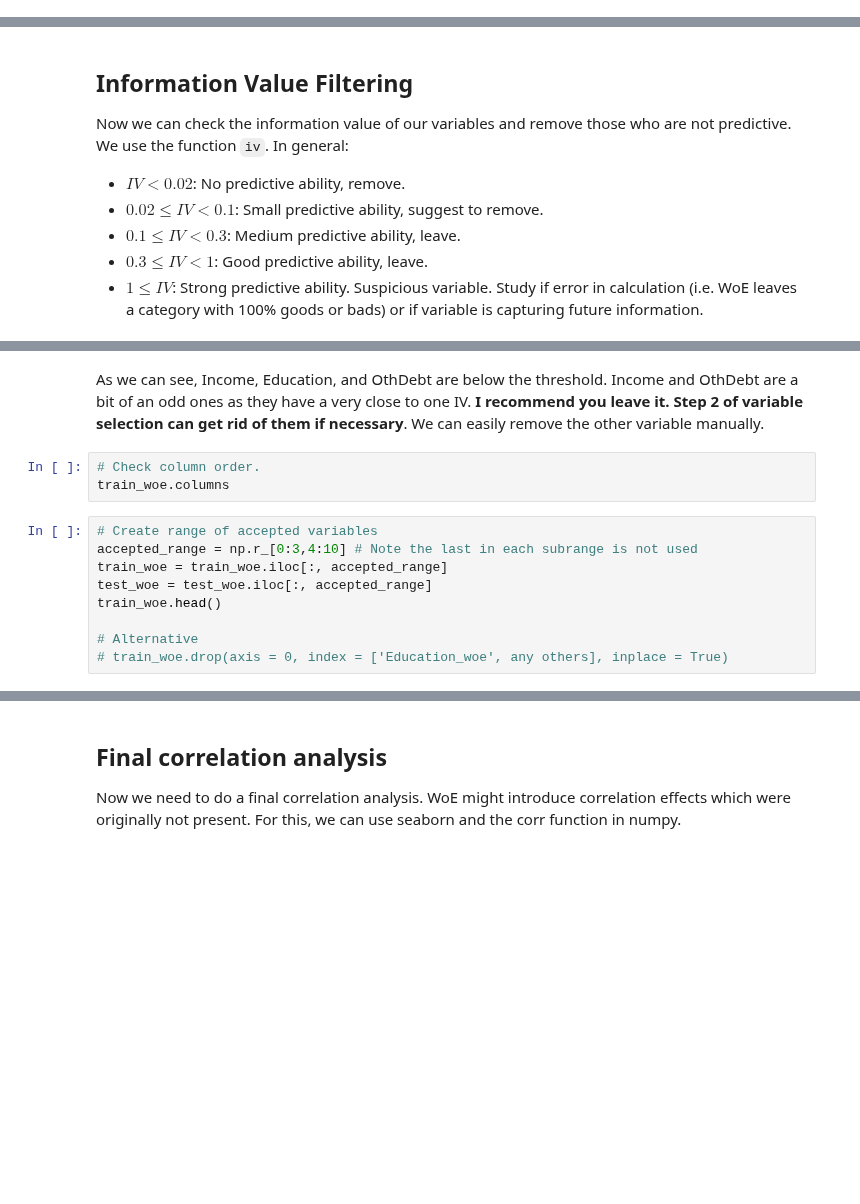
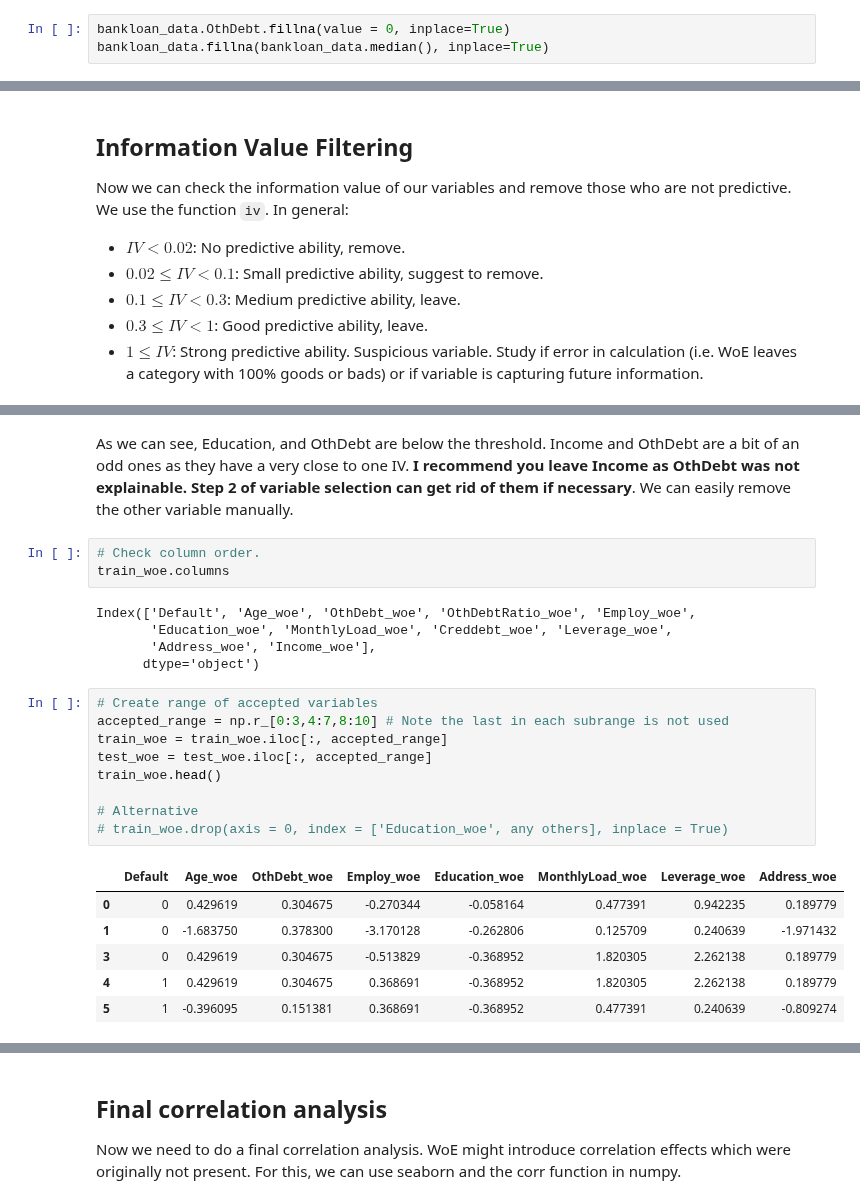
Before and after one commit to CBravoR/AdvancedAnalyticsLabs, a Jupyter notebook: notebooks/python/Lab_5_WoE.ipynb, the cells around one changed output, grey strips where cells are left out. Cells and saved outputs as stored; diff of their text form; blank space fills up the shorter version.

```diff
--- a/notebooks/python/Lab_5_WoE.ipynb
+++ b/notebooks/python/Lab_5_WoE.ipynb
@@ -29,3 +75,6 @@ bankloan_data.describe()
+# %%
+bankloan_data.OthDebt.fillna(value = 0, inplace=True)
+bankloan_data.fillna(bankloan_data.median(), inplace=True)
 # %% [markdown]
 It is always a good idea to create new variables to extract information from our models. For example, the following variable improves OthDebt.
 # %%
@@ -134,16 +346,28 @@ sc.iv(train_woe, 'Default')
 # %% [markdown]
-As we can see, Income, Education, and OthDebt are below the threshold. Income and OthDebt are a bit of an odd ones as they have a very close to one IV. **I recommend you leave it. Step 2 of variable selection can get rid of them if necessary**. We can easily remove the other variable manually.
+As we can see, Education, and OthDebt are below the threshold. Income and OthDebt are a bit of an odd ones as they have a very close to one IV. **I recommend you leave Income as OthDebt was not explainable. Step 2 of variable selection can get rid of them if necessary**. We can easily remove the other variable manually.
 # %%
 # Check column order.
 train_woe.columns
+# %% [output]
+Index(['Default', 'Age_woe', 'OthDebt_woe', 'OthDebtRatio_woe', 'Employ_woe',
+       'Education_woe', 'MonthlyLoad_woe', 'Creddebt_woe', 'Leverage_woe',
+       'Address_woe', 'Income_woe'],
+      dtype='object')
 # %%
 # Create range of accepted variables
-accepted_range = np.r_[0:3,4:10] # Note the last in each subrange is not used
+accepted_range = np.r_[0:3,4:7,8:10] # Note the last in each subrange is not used
 train_woe = train_woe.iloc[:, accepted_range]
 test_woe = test_woe.iloc[:, accepted_range]
 train_woe.head()
 
 # Alternative
 # train_woe.drop(axis = 0, index = ['Education_woe', any others], inplace = True)
+# %% [output]
+|  | Default | Age_woe | OthDebt_woe | Employ_woe | Education_woe | MonthlyLoad_woe | Leverage_woe | Address_woe |
+| 0 | 0 | 0.429619 | 0.304675 | -0.270344 | -0.058164 | 0.477391 | 0.942235 | 0.189779 |
+| 1 | 0 | -1.683750 | 0.378300 | -3.170128 | -0.262806 | 0.125709 | 0.240639 | -1.971432 |
+| 3 | 0 | 0.429619 | 0.304675 | -0.513829 | -0.368952 | 1.820305 | 2.262138 | 0.189779 |
+| 4 | 1 | 0.429619 | 0.304675 | 0.368691 | -0.368952 | 1.820305 | 2.262138 | 0.189779 |
+| 5 | 1 | -0.396095 | 0.151381 | 0.368691 | -0.368952 | 0.477391 | 0.240639 | -0.809274 |
 # %%
 test_woe.head()
```
Also changed, not shown: parts of 20 cells of this notebook.
